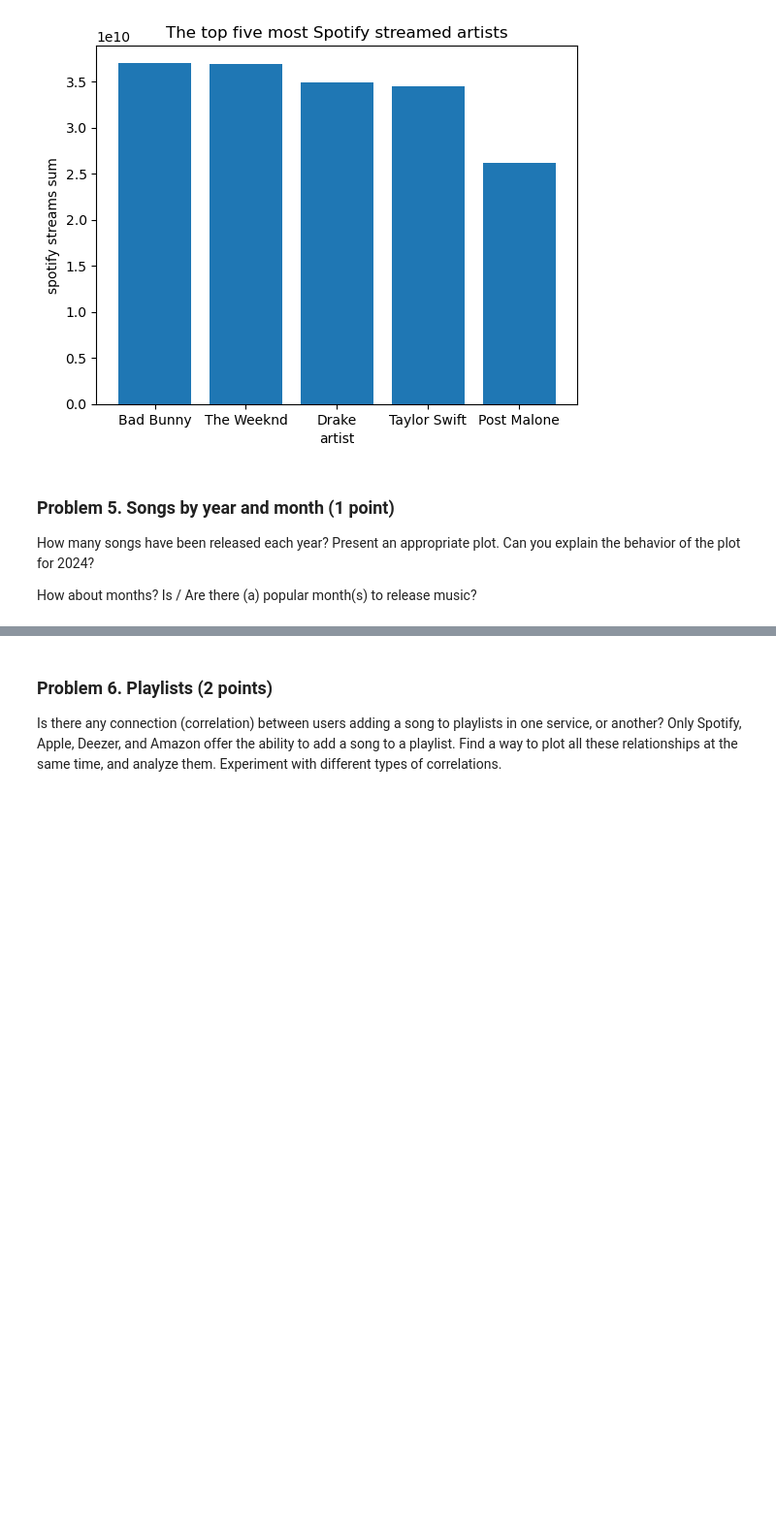
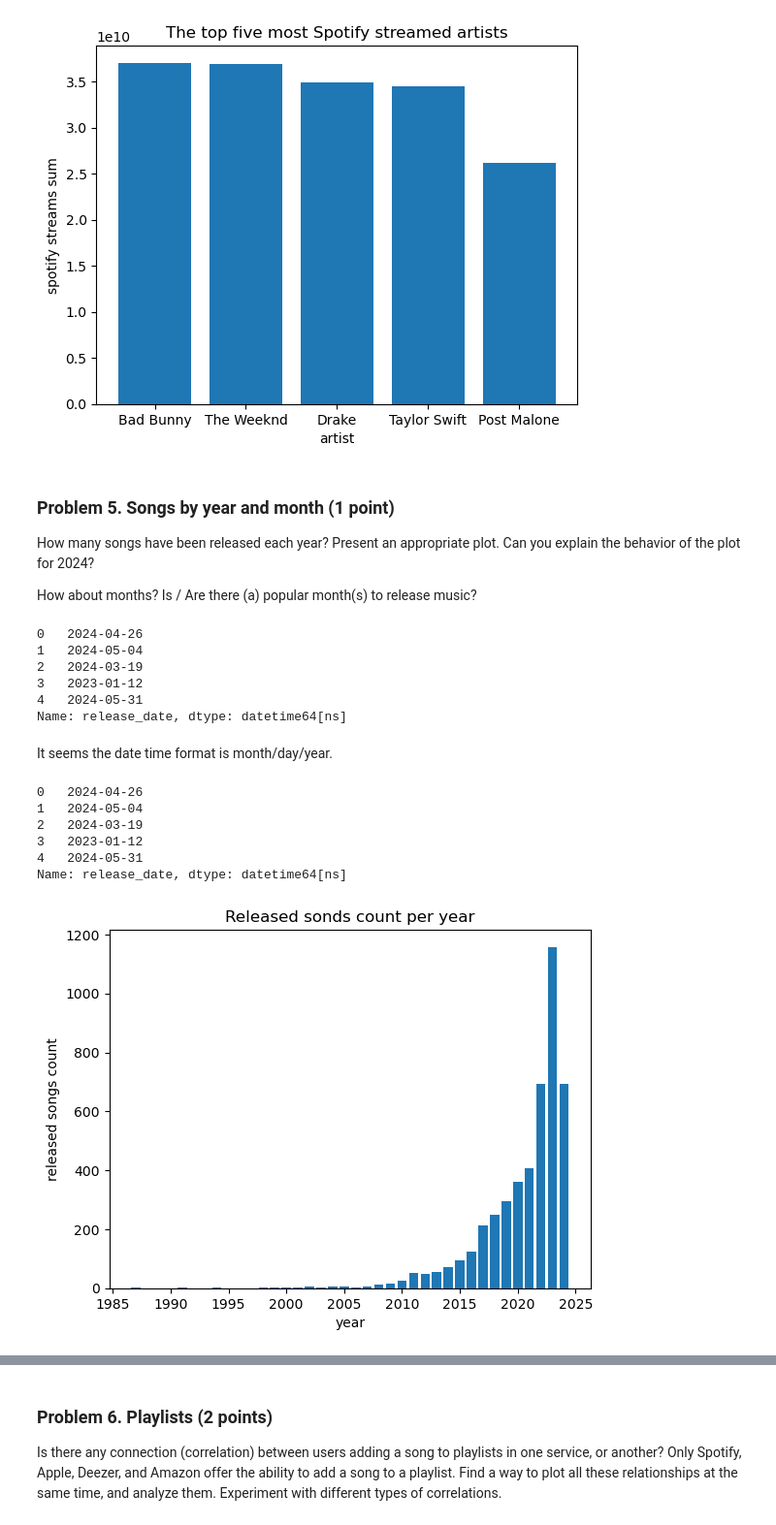
Before and after one commit to svetoslavpetkov/data-science-soft-uni, a Jupyter notebook: 03.Data-Visualization-Exploratory-Data-Analysis-Lab/Data Visualization and EDA Lab.ipynb, the cells around one changed output, grey strips where cells are left out. Shown: that part at 97% size. Drawn from its saved outputs; the diff is of its cells as text; code cells hidden in the pictures; blank space fills up the shorter version.

```diff
--- a/03.Data-Visualization-Exploratory-Data-Analysis-Lab/Data Visualization and EDA Lab.ipynb
+++ b/03.Data-Visualization-Exploratory-Data-Analysis-Lab/Data Visualization and EDA Lab.ipynb
@@ -311,3 +311,35 @@ plt.show()
 How many songs have been released each year? Present an appropriate plot. Can you explain the behavior of the plot for 2024?
 
 How about months? Is / Are there (a) popular month(s) to release music?
+# %%
+spotify_wip['release_date'].head()
+# %% [output]
+0   2024-04-26
+1   2024-05-04
+2   2024-03-19
+3   2023-01-12
+4   2024-05-31
+Name: release_date, dtype: datetime64[ns]
+# %% [markdown]
+It seems the date time format is month/day/year.
+# %%
+spotify_wip['release_date'] = pd.to_datetime(spotify_wip['release_date'], format="%m/%d/%Y")
+
+spotify_wip['release_date'].head()
+# %% [output]
+0   2024-04-26
+1   2024-05-04
+2   2024-03-19
+3   2023-01-12
+4   2024-05-31
+Name: release_date, dtype: datetime64[ns]
+# %%
+songs_per_year = spotify_wip.groupby(spotify_wip.release_date.dt.year).size()
+
+plt.bar(songs_per_year.index, songs_per_year)
+plt.ylabel('released songs count')
+plt.xlabel('year')
+plt.title('Released sonds count per year')
+plt.show()
+# %% [output]
+[figure, added]
```
Also changed, not shown: parts of 10 cells of this notebook.
